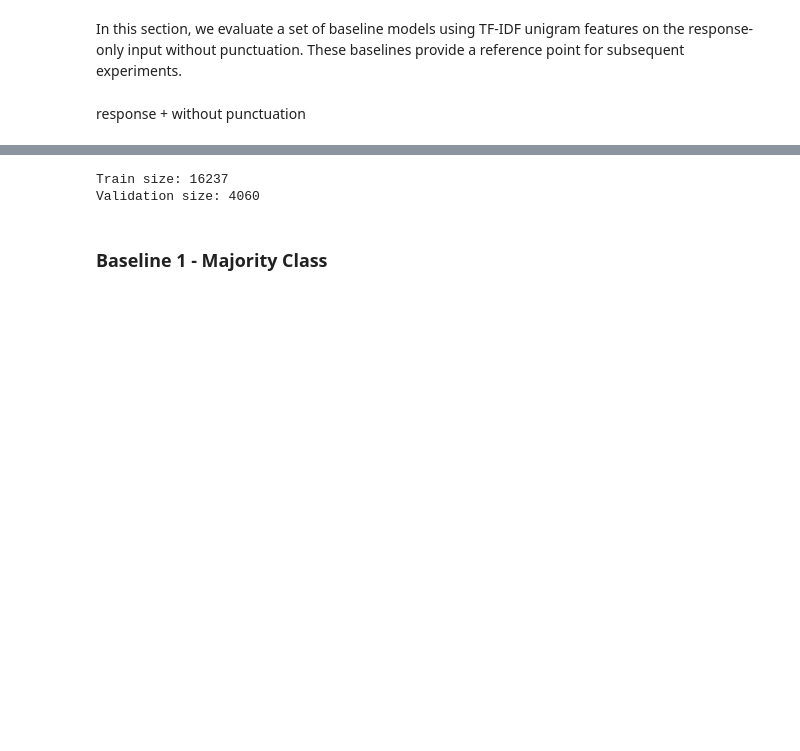
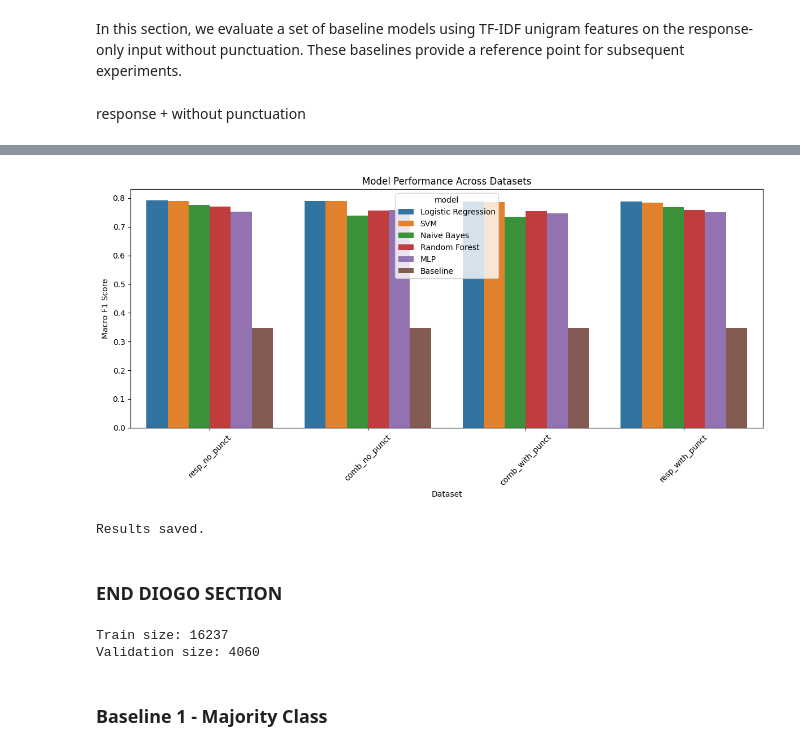
Before and after one commit to carolinapires03/NLP-project1, a Jupyter notebook: notebooks/04-baselineModels.ipynb, the cells around one changed output, grey strips where cells are left out. Drawn from its saved outputs; the diff is of its cells as text; code cells hidden in the pictures; blank space fills up the shorter version.

```diff
--- a/notebooks/04-baselineModels.ipynb
+++ b/notebooks/04-baselineModels.ipynb
@@ -35,0 +236,6 @@ from sklearn.metrics import (
+# %%
+results_df = pd.DataFrame(results)
+
+results_df = results_df.sort_values(by="f1_macro", ascending=False)
+
+results_df
@@ -36,3 +272,30 @@ from sklearn.metrics import (
+# %%
+plt.figure(figsize=(12,6))
+
+sns.barplot(
+    data=results_df,
+    x="dataset",
+    y="f1_macro",
+    hue="model"
+)
+
+plt.xticks(rotation=45)
+plt.title("Model Performance Across Datasets")
+plt.ylabel("Macro F1 Score")
+plt.xlabel("Dataset")
+
+plt.tight_layout()
+plt.show()
+# %% [output]
+[figure, added]
+# %%
+results_df.to_csv("../results/model_results.csv", index=False)
+
+print("Results saved.")
+# %% [output]
+Results saved.
+# %% [markdown]
+### END DIOGO SECTION
 # %%
 train_df = pd.read_csv("/Users/carolinapires/Documents/UP/25 26/NLP/NLP-project1/data/processed/resp_no_punct_train.csv")
 test_df = pd.read_csv("/Users/carolinapires/Documents/UP/25 26/NLP/NLP-project1/data/processed/resp_no_punct_test.csv")
```
Also changed, not shown: parts of 8 cells of this notebook, 12 other files.
